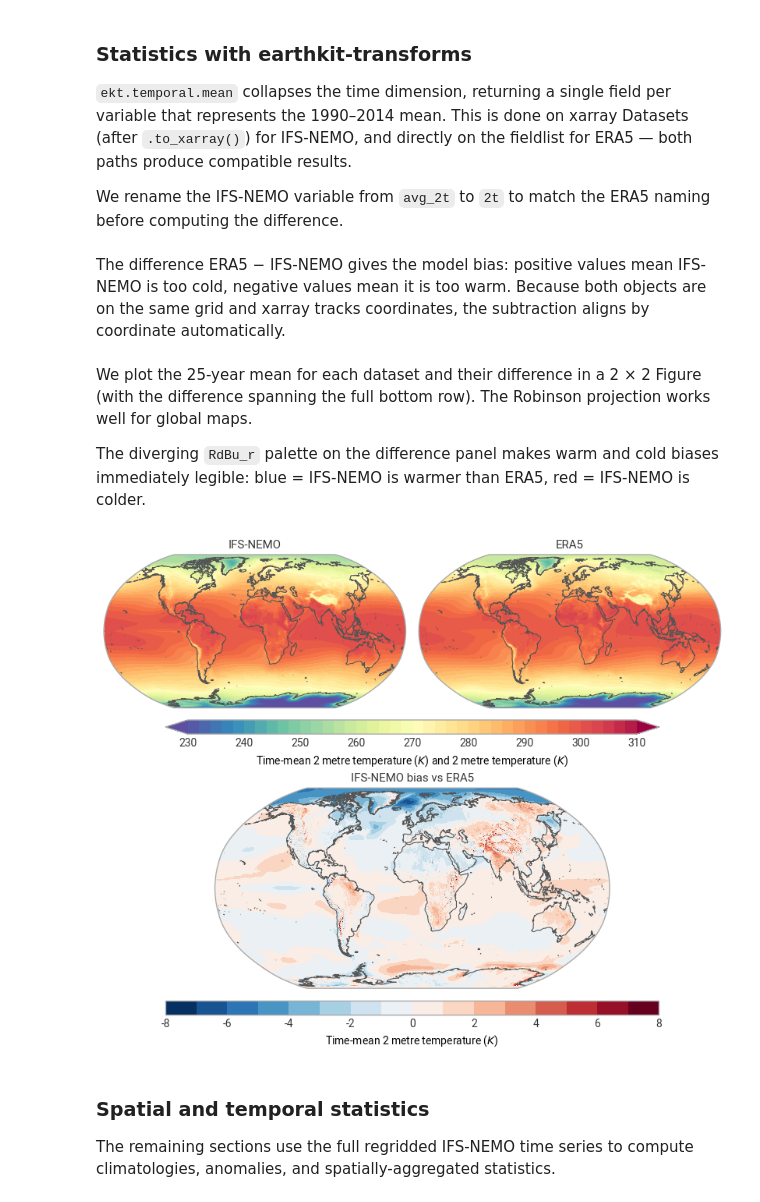
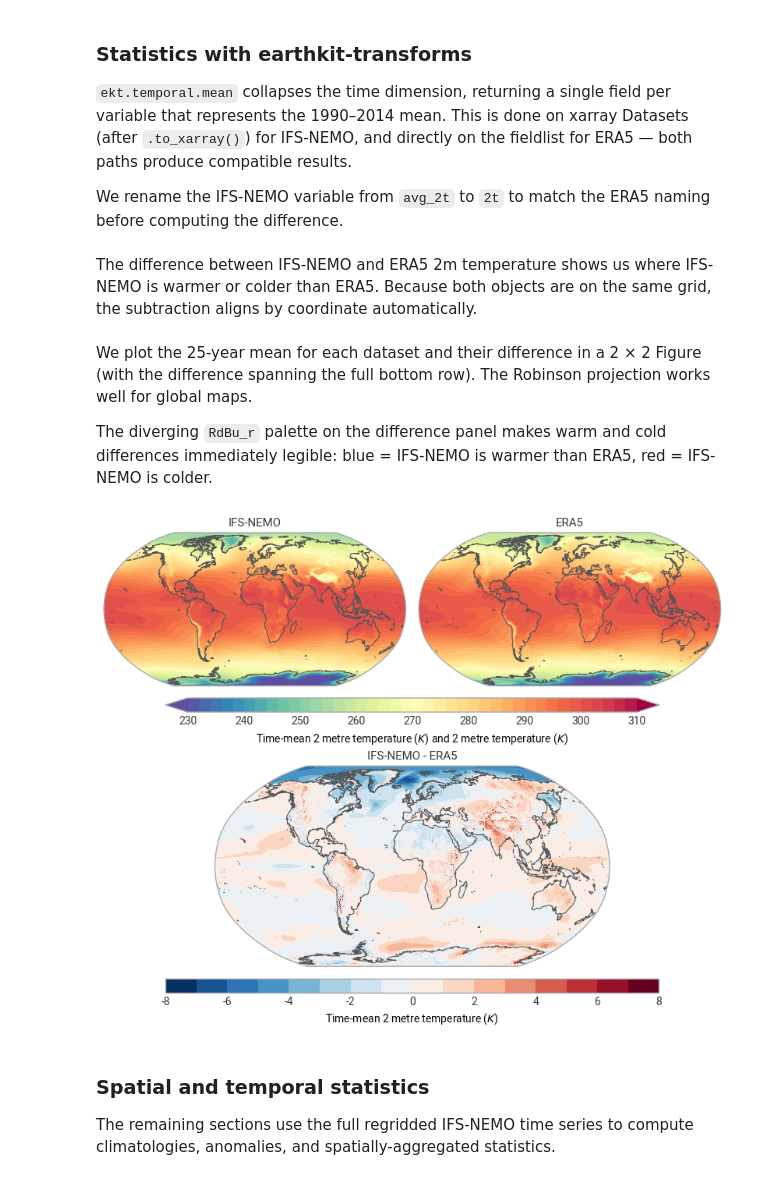
Before and after one commit to destination-earth-digital-twins/polytope-examples, a Jupyter notebook: climate-dt/earthkit-1.0/solutions/02-earthkit-analysis.ipynb, the cells around one changed output. Saved outputs shown, nothing was run; the diff lists cells and outputs as text; code cells hidden in the pictures.

Commit message:
bias -> difference

```diff
--- a/climate-dt/earthkit-1.0/solutions/02-earthkit-analysis.ipynb
+++ b/climate-dt/earthkit-1.0/solutions/02-earthkit-analysis.ipynb
@@ -195,39 +194,37 @@ ifs_nemo_mean = (
 # %%
 era5_mean = ekt.temporal.mean(era5)
 # %% [markdown]
-The difference ERA5 − IFS-NEMO gives the model bias: positive values mean IFS-NEMO is too cold,
-negative values mean it is too warm.  Because both objects are on the same grid and xarray tracks
-coordinates, the subtraction aligns by coordinate automatically.
+The difference between IFS-NEMO and ERA5 2m temperature shows us where IFS-NEMO is warmer or colder than ERA5.  Because both objects are on the same grid, the subtraction aligns by coordinate automatically.
 # %%
 diff = ifs_nemo_mean - era5_mean
 # %% [markdown]
 We plot the 25-year mean for each dataset and their difference in a 2 × 2 Figure (with the
 difference spanning the full bottom row).  The Robinson projection works well for global maps.
 
-The diverging `RdBu_r` palette on the difference panel makes warm and cold biases immediately
+The diverging `RdBu_r` palette on the difference panel makes warm and cold differences immediately
 legible: blue = IFS-NEMO is warmer than ERA5, red = IFS-NEMO is colder.
 # %%
 fig = ekp.Figure(crs="Robinson", rows=2, columns=2)
 
 climatedt_plot = fig.add_map()
 climatedt_plot.plot(ifs_nemo_mean)
 climatedt_plot.title("IFS-NEMO")
 
 era5_plot = fig.add_map()
 era5_plot.plot(era5_mean)
 era5_plot.title("ERA5")
 
 diff_plot = fig.add_map(row=1, column=slice(0, 2))
 diff_plot.grid_cells(diff, levels=range(-8, 9), colors="RdBu_r")
-diff_plot.title("IFS-NEMO bias vs ERA5")
+diff_plot.title("IFS-NEMO - ERA5")
 
 fig.title("{time}")
 fig.coastlines()
 fig.legend()
 
 fig.show()
 # %% [output]
-[figure, old version]
+[figure, new version]
 # %% [markdown]
 ### Spatial and temporal statistics
 
```
Also changed, not shown: parts of 5 cells of this notebook, 1 other file.
